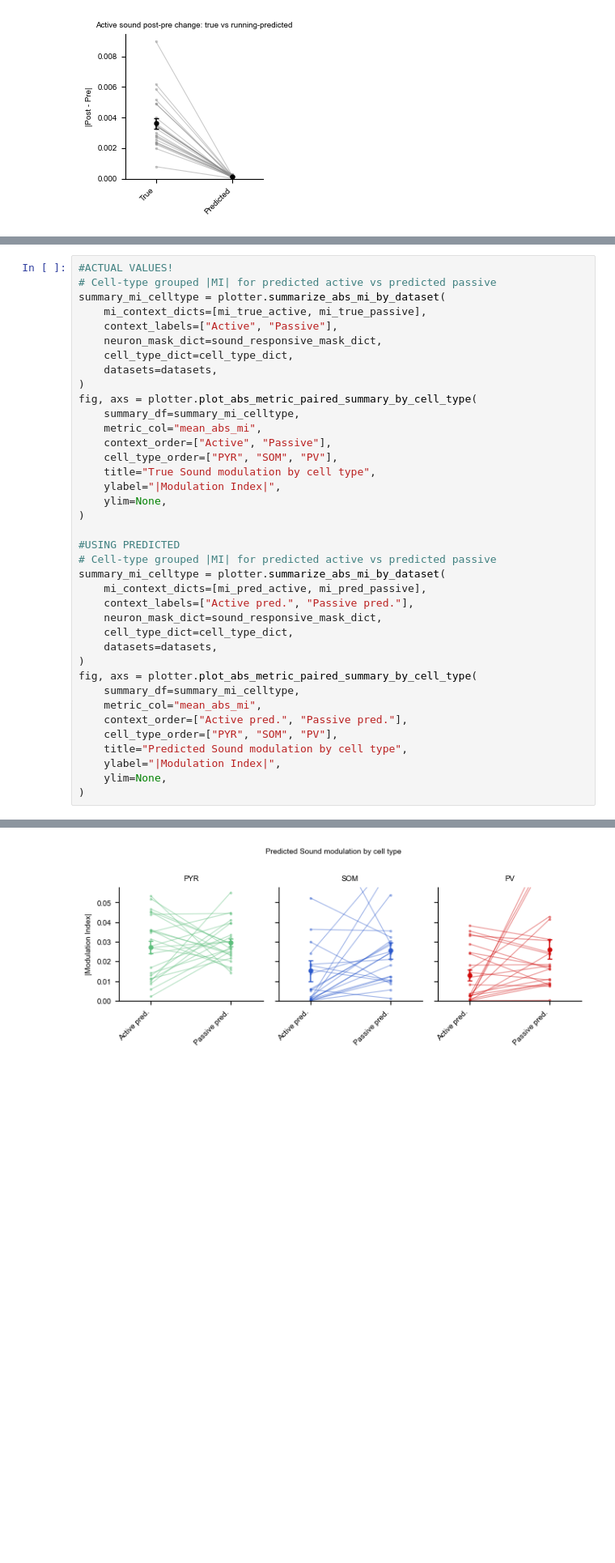
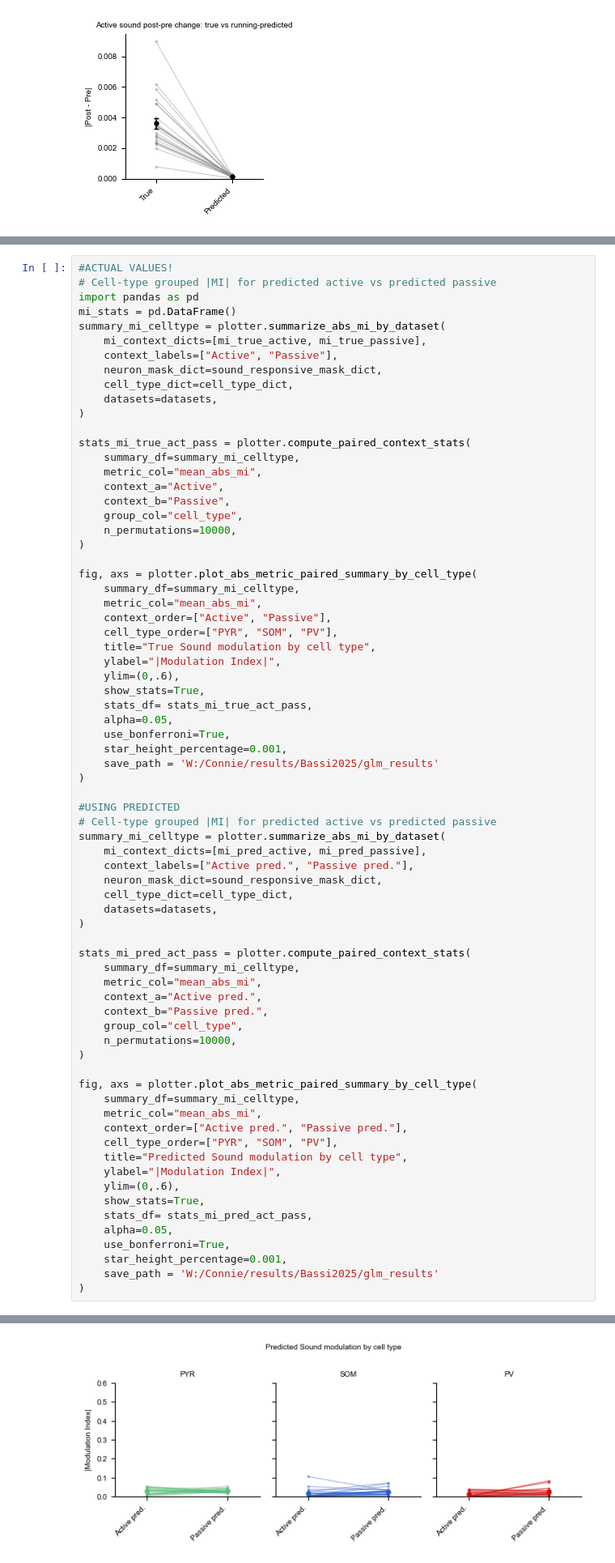
Before and after one commit to constanzabassi/GLM-analysis, a Jupyter notebook: notebooks/run_glm_encoding_analysis_running_models.ipynb, the cells around one changed output, grey strips where cells are left out. Shown at 81% size. Cells and saved outputs as stored; diff of their text form; blank space fills up the shorter version.

```diff
--- a/notebooks/run_glm_encoding_analysis_running_models.ipynb
+++ b/notebooks/run_glm_encoding_analysis_running_models.ipynb
@@ -568,6 +569,8 @@ fig, ax, delta_matrix = plotter.plot_mi_heatmap_by_context(
 # %%
 #ACTUAL VALUES!
 # Cell-type grouped |MI| for predicted active vs predicted passive
+import pandas as pd
+mi_stats = pd.DataFrame()
 summary_mi_celltype = plotter.summarize_abs_mi_by_dataset(
     mi_context_dicts=[mi_true_active, mi_true_passive],
     context_labels=["Active", "Passive"],
@@ -575,6 +578,16 @@ summary_mi_celltype = plotter.summarize_abs_mi_by_dataset(
     cell_type_dict=cell_type_dict,
     datasets=datasets,
 )
+
+stats_mi_true_act_pass = plotter.compute_paired_context_stats(
+    summary_df=summary_mi_celltype,
+    metric_col="mean_abs_mi",
+    context_a="Active",
+    context_b="Passive",
+    group_col="cell_type",
+    n_permutations=10000,
+)
+
 fig, axs = plotter.plot_abs_metric_paired_summary_by_cell_type(
     summary_df=summary_mi_celltype,
     metric_col="mean_abs_mi",
@@ -582,7 +595,13 @@ fig, axs = plotter.plot_abs_metric_paired_summary_by_cell_type(
     cell_type_order=["PYR", "SOM", "PV"],
     title="True Sound modulation by cell type",
     ylabel="|Modulation Index|",
-    ylim=None,
+    ylim=(0,.6),
+    show_stats=True,
+    stats_df= stats_mi_true_act_pass,
+    alpha=0.05,
+    use_bonferroni=True,
+    star_height_percentage=0.001,
+    save_path = 'W:/Connie/results/Bassi2025/glm_results'
 )
 
 #USING PREDICTED
@@ -594,6 +613,16 @@ summary_mi_celltype = plotter.summarize_abs_mi_by_dataset(
     cell_type_dict=cell_type_dict,
     datasets=datasets,
 )
+
+stats_mi_pred_act_pass = plotter.compute_paired_context_stats(
+    summary_df=summary_mi_celltype,
+    metric_col="mean_abs_mi",
+    context_a="Active pred.",
+    context_b="Passive pred.",
+    group_col="cell_type",
+    n_permutations=10000,
+)
+
 fig, axs = plotter.plot_abs_metric_paired_summary_by_cell_type(
     summary_df=summary_mi_celltype,
     metric_col="mean_abs_mi",
@@ -601,6 +630,12 @@ fig, axs = plotter.plot_abs_metric_paired_summary_by_cell_type(
     cell_type_order=["PYR", "SOM", "PV"],
     title="Predicted Sound modulation by cell type",
     ylabel="|Modulation Index|",
-    ylim=None,
+    ylim=(0,.6),
+    show_stats=True,
+    stats_df= stats_mi_pred_act_pass,
+    alpha=0.05,
+    use_bonferroni=True,
+    star_height_percentage=0.001,
+    save_path = 'W:/Connie/results/Bassi2025/glm_results'
 )
 # %% [output]
@@ -608,4 +645,4 @@ fig, axs = plotter.plot_abs_metric_paired_summary_by_cell_type(
-[figure, old version]
+[figure, new version]
 # %%
 # Cell-type grouped |MI| for true active vs predicted active
 summary_mi_celltype = plotter.summarize_abs_mi_by_dataset(
```
Also changed, not shown: parts of 7 cells of this notebook, 1 other file.
